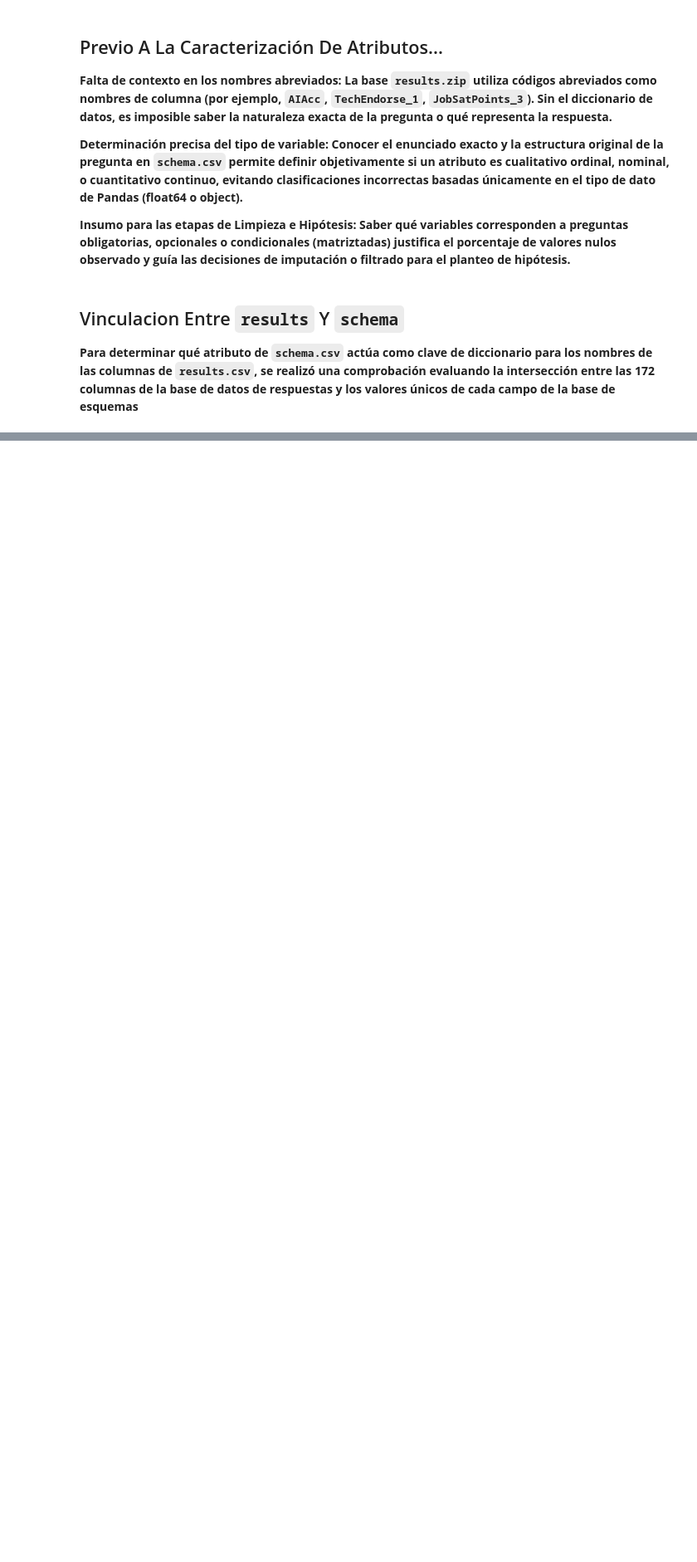
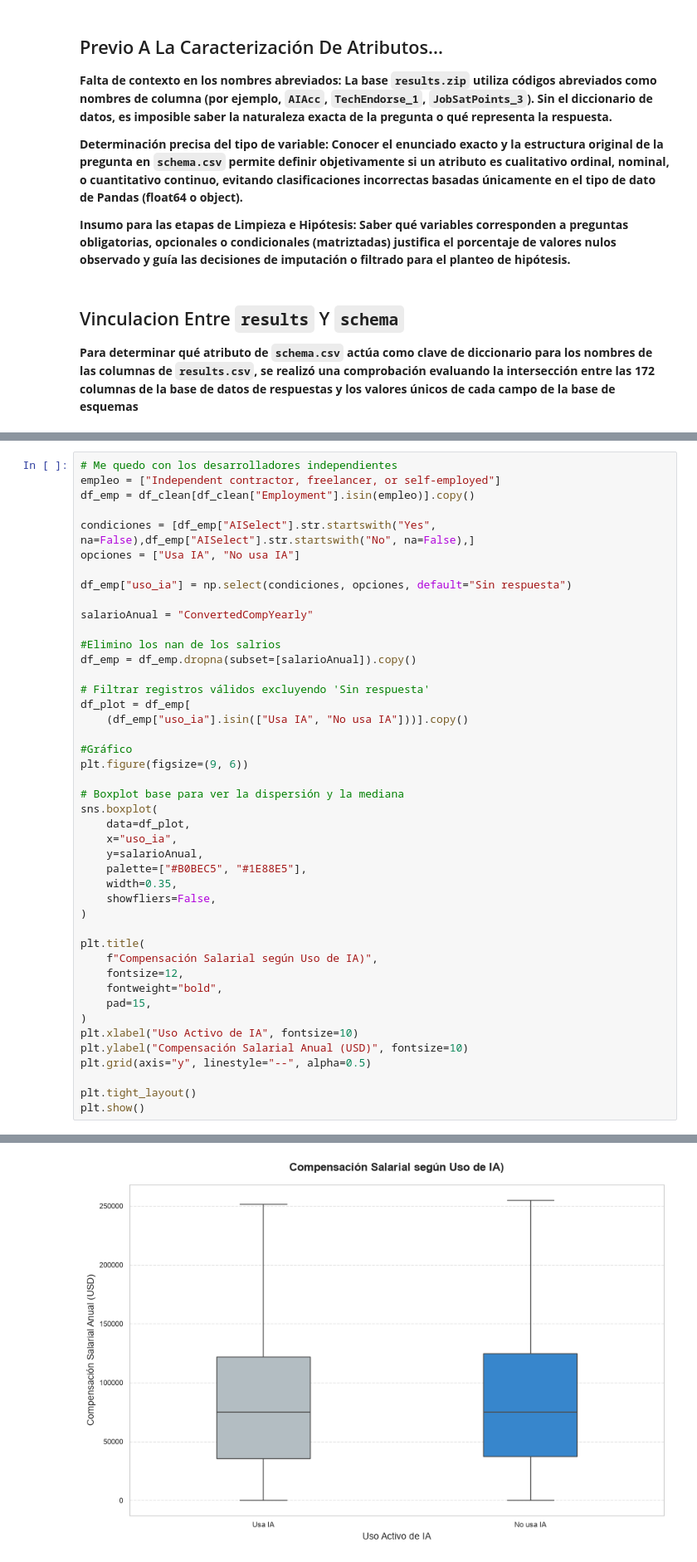
Before and after one commit to Gonza117/tp-fundamentos-ciencia-datos, a Jupyter notebook: TPE_CienciaDeDatos_StackOverflow.ipynb, the cells around one changed output, grey strips where cells are left out. Shown at 83% size. Cells and saved outputs as stored; diff of their text form; blank space fills up the shorter version.

```diff
--- a/TPE_CienciaDeDatos_StackOverflow.ipynb
+++ b/TPE_CienciaDeDatos_StackOverflow.ipynb
@@ -184,0 +865,45 @@ Columnas sin "type": ['ResponseId', 'ConvertedCompYearly']
+# %%
+# Me quedo con los desarrolladores independientes
+empleo = ["Independent contractor, freelancer, or self-employed"]
+df_emp = df_clean[df_clean["Employment"].isin(empleo)].copy()
+
+condiciones = [df_emp["AISelect"].str.startswith("Yes", na=False),df_emp["AISelect"].str.startswith("No", na=False),]
+opciones = ["Usa IA", "No usa IA"]
+
+df_emp["uso_ia"] = np.select(condiciones, opciones, default="Sin respuesta")
+
+salarioAnual = "ConvertedCompYearly"
+
+#Elimino los nan de los salrios
+df_emp = df_emp.dropna(subset=[salarioAnual]).copy()
+
+# Filtrar registros válidos excluyendo 'Sin respuesta'
+df_plot = df_emp[
+    (df_emp["uso_ia"].isin(["Usa IA", "No usa IA"]))].copy()
+
+#Gráfico
+plt.figure(figsize=(9, 6))
+
+# Boxplot base para ver la dispersión y la mediana
+sns.boxplot(
+    data=df_plot,
+    x="uso_ia",
+    y=salarioAnual,
+    palette=["#B0BEC5", "#1E88E5"],
+    width=0.35,
+    showfliers=False,
+)
+
+plt.title(
+    f"Compensación Salarial según Uso de IA)",
+    fontsize=12,
+    fontweight="bold",
+    pad=15,
+)
+plt.xlabel("Uso Activo de IA", fontsize=10)
+plt.ylabel("Compensación Salarial Anual (USD)", fontsize=10)
+plt.grid(axis="y", linestyle="--", alpha=0.5)
+
+plt.tight_layout()
+plt.show()
+# %% [output]
@@ -184,0 +913 @@ Columnas sin "type": ['ResponseId', 'ConvertedCompYearly']
+[figure, added]
```
Also changed, not shown: parts of 65 cells of this notebook, 8 other files.
